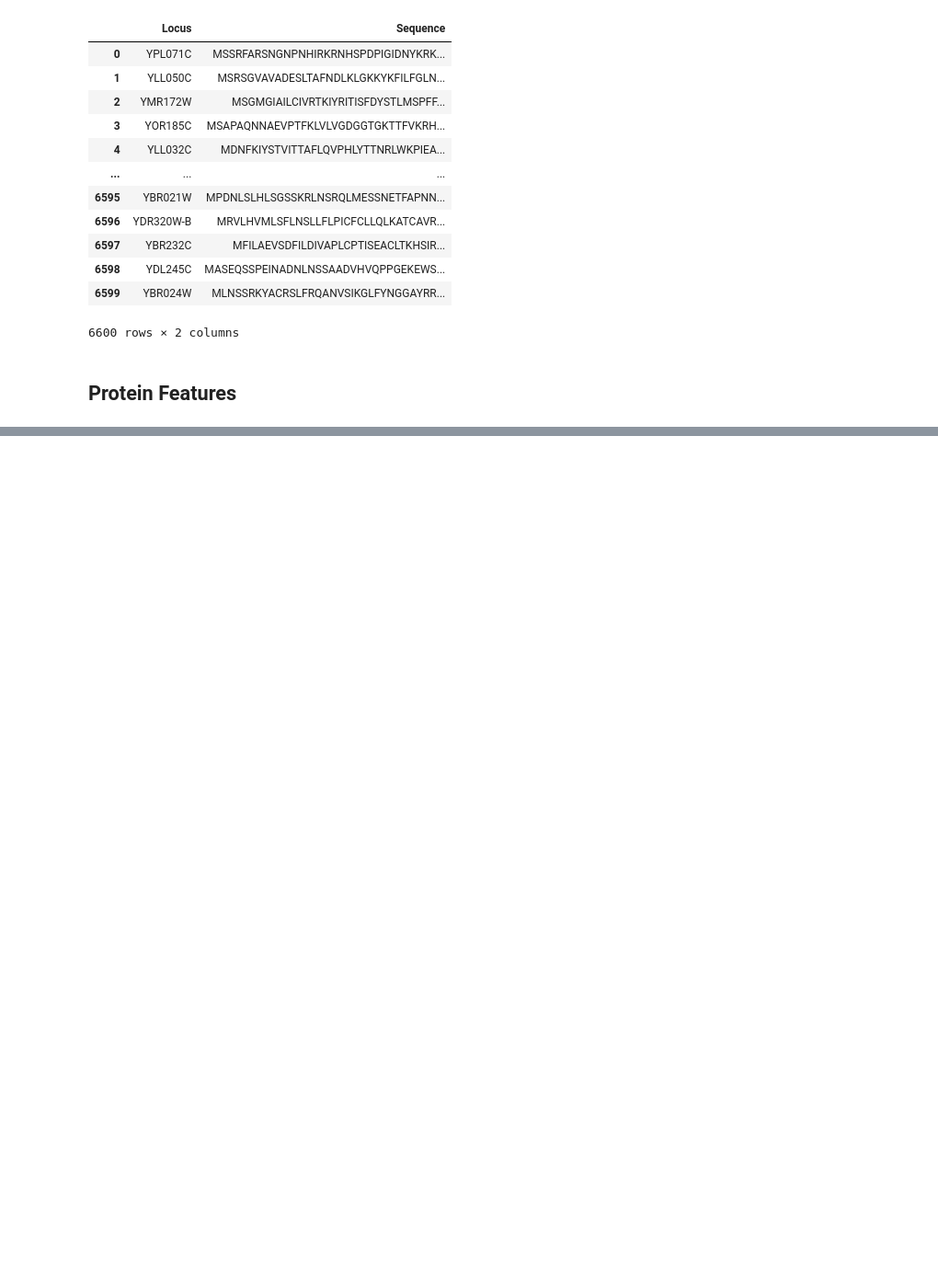
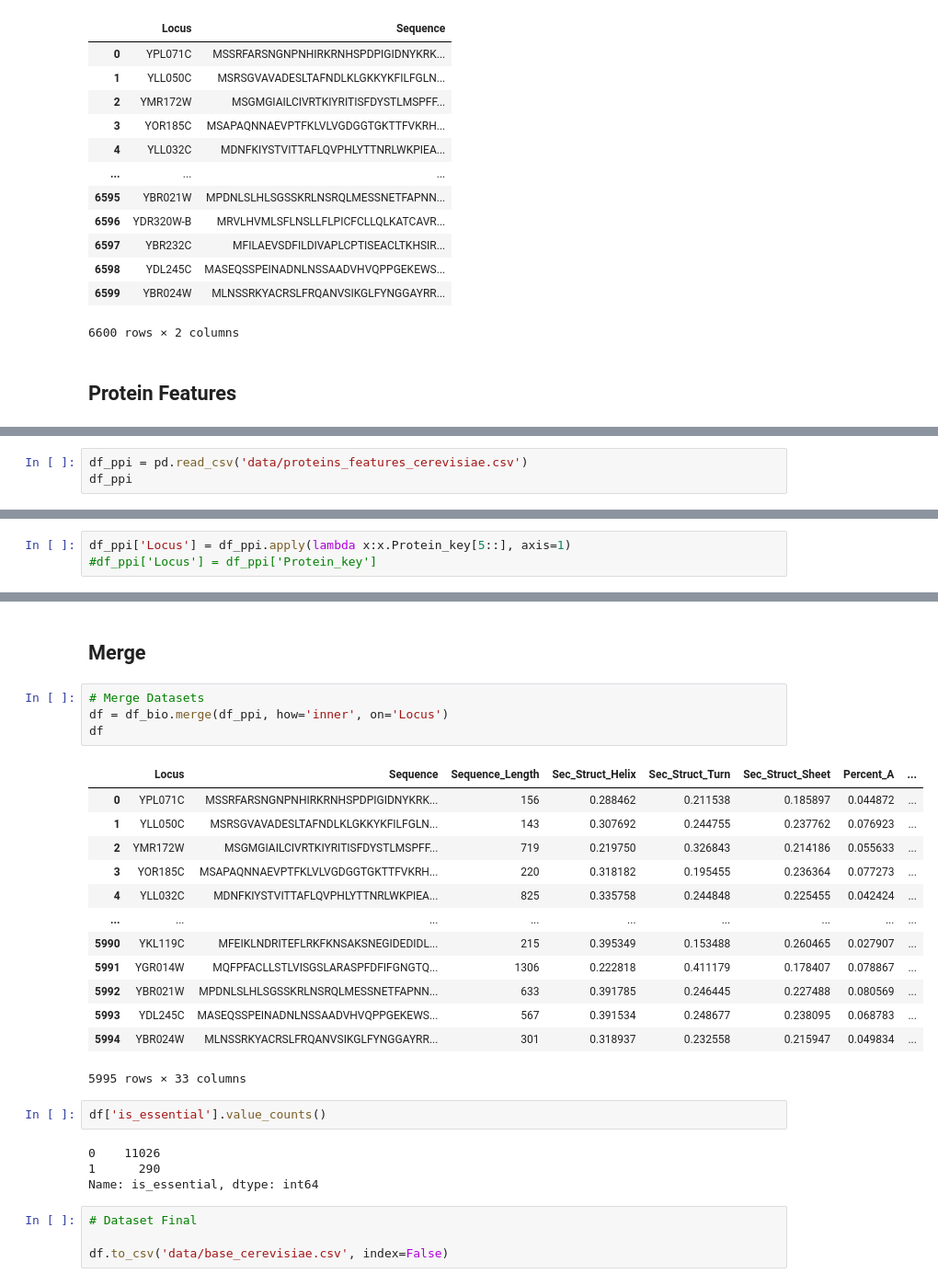
Before and after one commit to JessicaIta/sequence-protein-features, a Jupyter notebook: sequence-protein-features.ipynb, the cells around one changed output, grey strips where cells are left out. Shown at 92% size. Saved outputs shown, nothing was run; the diff lists cells and outputs as text; blank space fills up the shorter version.

```diff
--- a/sequence-protein-features.ipynb
+++ b/sequence-protein-features.ipynb
@@ -144,0 +104,3 @@ df_bio
+# %%
+df_ppi = pd.read_csv('data/proteins_features_cerevisiae.csv')
+df_ppi
@@ -144,0 +121,3 @@ df_bio
+# %%
+df_ppi['Locus'] = df_ppi.apply(lambda x:x.Protein_key[5::], axis=1)
+#df_ppi['Locus'] = df_ppi['Protein_key']
@@ -144,0 +156,30 @@ df_bio
+# %% [markdown]
+## Merge
+# %%
+# Merge Datasets
+df = df_bio.merge(df_ppi, how='inner', on='Locus')
+df
+# %% [output]
+|  | Locus | Sequence | Sequence_Length | Sec_Struct_Helix | Sec_Struct_Turn | Sec_Struct_Sheet | Percent_A | ... |
+| 0 | YPL071C | MSSRFARSNGNPNHIRKRNHSPDPIGIDNYKRK... | 156 | 0.288462 | 0.211538 | 0.185897 | 0.044872 | ... |
+| 1 | YLL050C | MSRSGVAVADESLTAFNDLKLGKKYKFILFGLN... | 143 | 0.307692 | 0.244755 | 0.237762 | 0.076923 | ... |
+| 2 | YMR172W | MSGMGIAILCIVRTKIYRITISFDYSTLMSPFF... | 719 | 0.219750 | 0.326843 | 0.214186 | 0.055633 | ... |
+| 3 | YOR185C | MSAPAQNNAEVPTFKLVLVGDGGTGKTTFVKRH... | 220 | 0.318182 | 0.195455 | 0.236364 | 0.077273 | ... |
+| 4 | YLL032C | MDNFKIYSTVITTAFLQVPHLYTTNRLWKPIEA... | 825 | 0.335758 | 0.244848 | 0.225455 | 0.042424 | ... |
+| ... | ... | ... | ... | ... | ... | ... | ... | ... |
+| 5990 | YKL119C | MFEIKLNDRITEFLRKFKNSAKSNEGIDEDIDL... | 215 | 0.395349 | 0.153488 | 0.260465 | 0.027907 | ... |
+| 5991 | YGR014W | MQFPFACLLSTLVISGSLARASPFDFIFGNGTQ... | 1306 | 0.222818 | 0.411179 | 0.178407 | 0.078867 | ... |
+| 5992 | YBR021W | MPDNLSLHLSGSSKRLNSRQLMESSNETFAPNN... | 633 | 0.391785 | 0.246445 | 0.227488 | 0.080569 | ... |
+| 5993 | YDL245C | MASEQSSPEINADNLNSSAADVHVQPPGEKEWS... | 567 | 0.391534 | 0.248677 | 0.238095 | 0.068783 | ... |
+| 5994 | YBR024W | MLNSSRKYACRSLFRQANVSIKGLFYNGGAYRR... | 301 | 0.318937 | 0.232558 | 0.215947 | 0.049834 | ... |
+5995 rows × 33 columns
+# %%
+df['is_essential'].value_counts()
+# %% [output]
+0    11026
+1      290
+Name: is_essential, dtype: int64
+# %%
+# Dataset Final
+
+df.to_csv('data/base_cerevisiae.csv', index=False)
```
Also changed, not shown: parts of 9 cells of this notebook, 12 other files.
